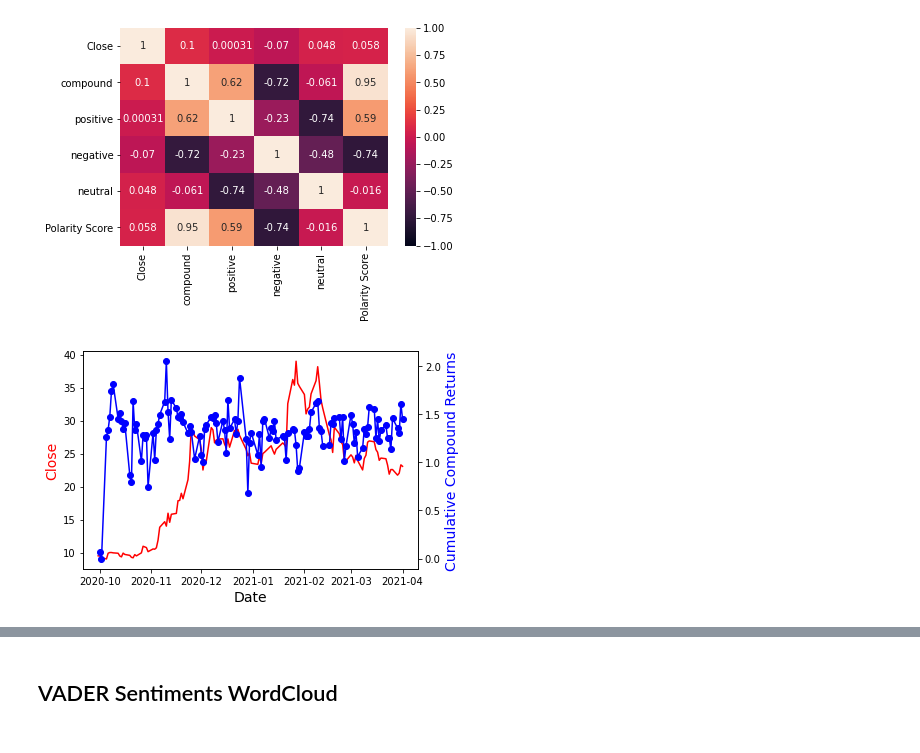
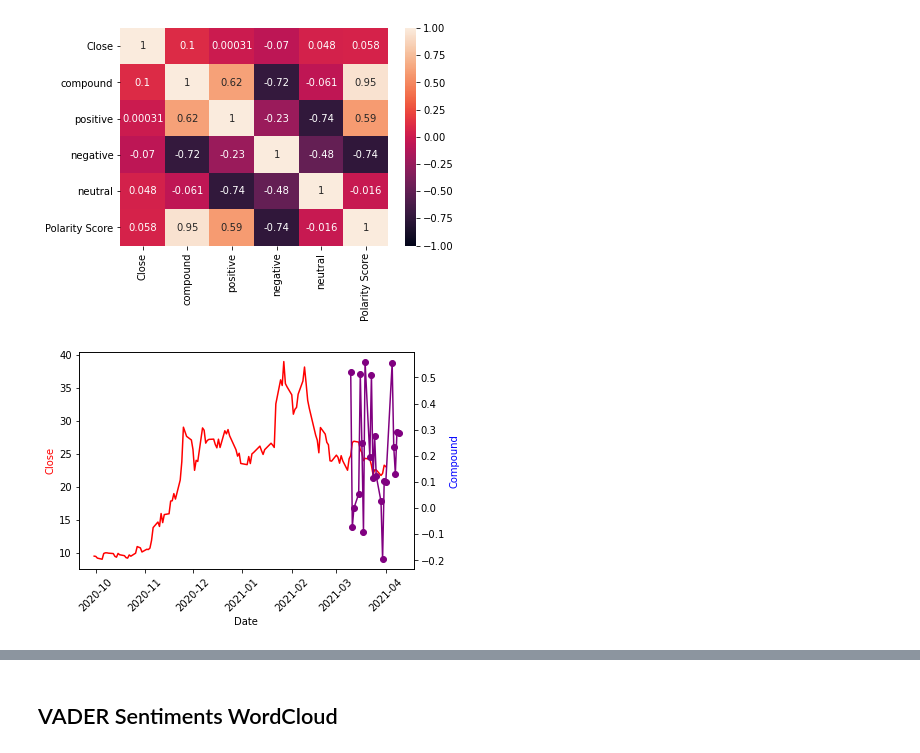
Before and after one commit to lfarlima/Multivariate-Time-Series-Analysis-of-Sentiment-Scores, a Jupyter notebook: Project_2.ipynb, the cells around one changed output, grey strips where cells are left out. Drawn from its saved outputs; the diff is of its cells as text; code cells hidden in the pictures.

```diff
--- a/Project_2.ipynb
+++ b/Project_2.ipynb
@@ -475,27 +497,41 @@ sns.heatmap(twitter_yf_corr,vmin=-1,vmax=1,annot=True)
 <AxesSubplot:>
 [figure]
 # %%
-all_returns = pltr_yf_twitter["compound"].pct_change()
-cumulative_return2= (1 + all_returns).cumprod()
-pltr_yf_twitter['CumReturn'] = cumulative_return2
-# cumulative_return2.plot()
+twitter_compound_returns = pltr_yf_twitter["compound"].pct_change()
+twitter_compound_returns2= (1 + twitter_compound_returns).cumprod()
+pltr_yf_twitter['Compound Returns'] = twitter_compound_returns2
 
+twitter_rolling_compound = pltr_yf_twitter["compound"].rolling(5).mean()
+pltr_yf_twitter['Rolling 5 Day Compound'] = twitter_rolling_compound
 
+newsapi_compound_returns = pltr_yf_newsapi["compound"].pct_change()
+newsapi_compound_returns2= (1 + newsapi_compound_returns).cumprod() # THIS DOES NOT PRODUCE VALUABLE DATA - SEE HEATMAP BELOW
+pltr_yf_newsapi['Compound Returns'] = newsapi_compound_returns2
+
+newsapi_rolling_compound = pltr_yf_newsapi["compound"].rolling(5).mean()
+pltr_yf_newsapi['Rolling 5 Day Compound'] = newsapi_rolling_compound
+
+# PLOT THE CLOSING PRICE AND DATE
 fig, ax =plt.subplots()
 ax.plot(pltr_yf_twitter.index, pltr_yf_twitter.Close, color="red")
-ax.set_xlabel("Date", fontsize=14)
-ax.set_ylabel("Close", color='red',fontsize=14)
+# ax.plot(pltr_yf_newsapi.index, pltr_yf_newsapi.Close, color="green")
+plt.xticks(rotation=45)
+ax.set_xlabel("Date")
+ax.set_ylabel("Close", color='red')
 
+# PLOT THE COMPOUND SENTIMENT SCORES
 # twin object for two different y-axis on the sample plot
 ax2=ax.twinx()
 # make a plot with different y-axis using second axis object
-ax2.plot(pltr_yf_twitter.index, cumulative_return2,color="blue",marker="o")
-ax2.set_ylabel("Cumulative Compound Returns",color="blue",fontsize=14)
+# ax2.plot(pltr_yf_twitter.index, pltr_yf_twitter["compound"],color="blue",marker="o")
+ax2.plot(pltr_yf_newsapi.index, pltr_yf_newsapi["compound"], color="purple", marker="o")
+ax2.set_ylabel("Compound",color="blue")
 plt.show()
-# save the plot as a file
-# fig.savefig('two_different_y_axis_for_single_python_plot_with_twinx.jpg',
-#             format='jpeg',
-#             dpi=100,
-#             bbox_inches='tight')
+
+## PLOT THE ROLLING COMPOUND SENTIMENT SCORES
+# ax2.plot(pltr_yf_twitter.index, twitter_rolling_compound,color="blue",marker="o")
+# ax2.plot(pltr_yf_newsapi.index, newsapi_rolling_compound, color="purple", marker="o")
+# ax2.set_ylabel("5 Day Rolling Compound",color="blue")
+# plt.show()
 # %% [output]
-[figure, old version]
+[figure, new version]
```
Also changed, not shown: parts of 24 cells of this notebook.
